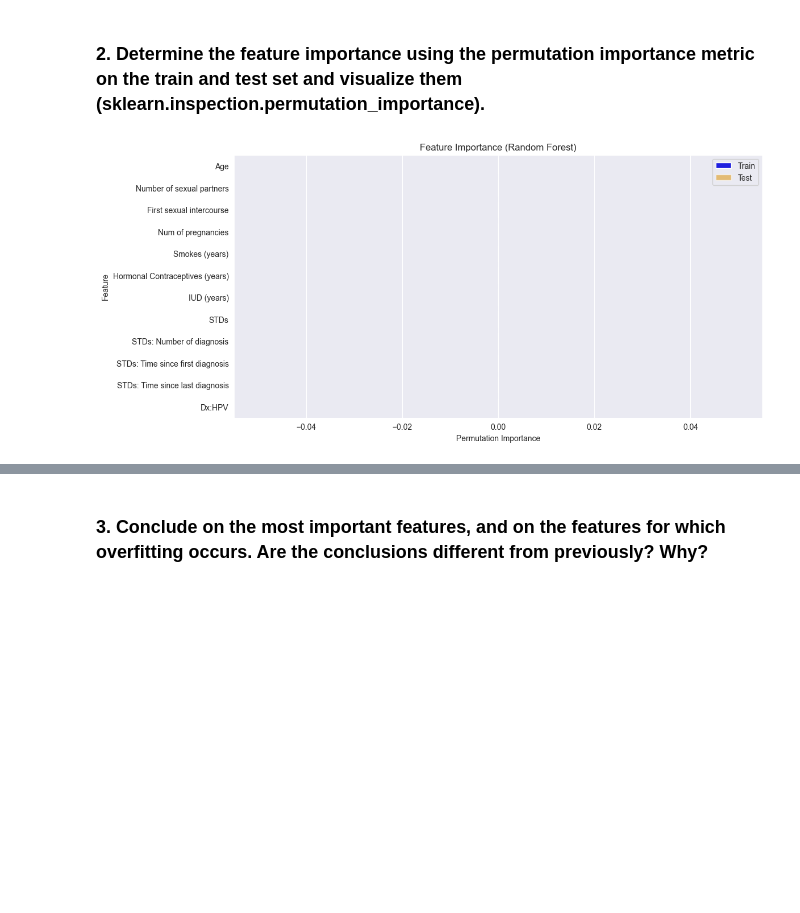
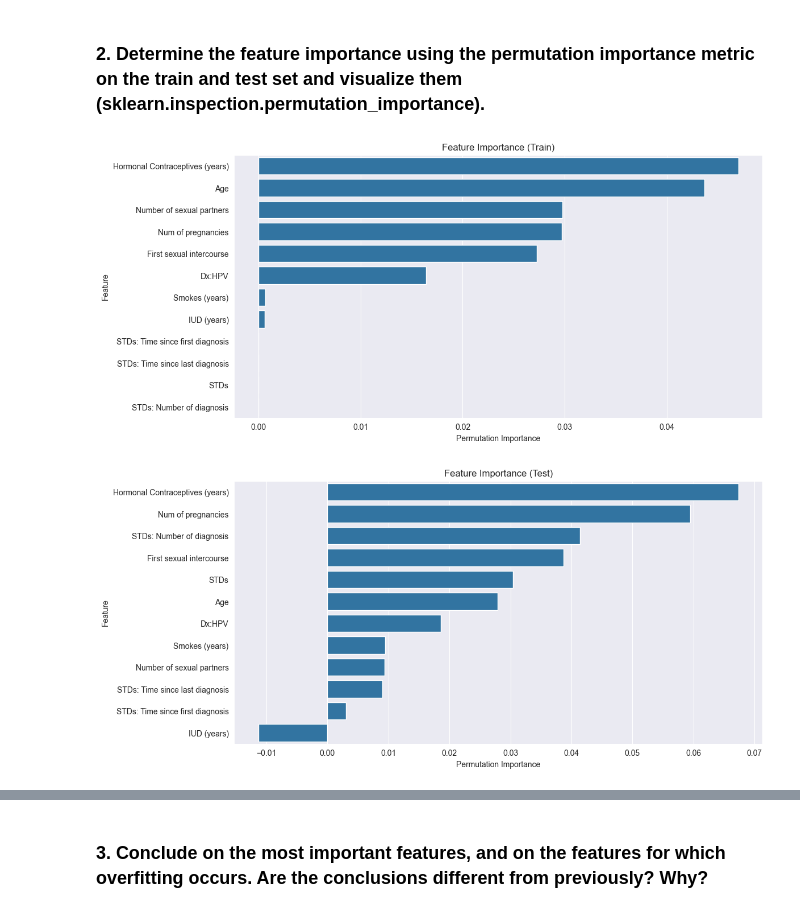
Before and after one commit to nirgoren/biology-hw1, a Jupyter notebook: Homework 1 Interpretable ML.ipynb, the cells around one changed output, grey strips where cells are left out. Cells and saved outputs as stored; diff of their text form; code cells hidden in the pictures; blank space fills up the shorter version.

```diff
--- a/Homework 1 Interpretable ML.ipynb
+++ b/Homework 1 Interpretable ML.ipynb
@@ -293,5 +279,18 @@ numerical_features = X_train.select_dtypes(include='number').columns
+# %%
+def get_numerical_features(data):
+    return [
+        feature
+        for feature in data.columns
+        if (
+                data[feature].dtype in ['int64', 'float64']
+                and (not set(data[feature].unique()) == {0, 1})
+        )
+    ]
+
+
+numerical_features = get_numerical_features(X)
 # %%
-from sklearn.pipeline import Pipeline
+from sklearn.preprocessing import StandardScaler
 from sklearn.preprocessing import SplineTransformer
 from sklearn.compose import ColumnTransformer
 from sklearn.linear_model import LogisticRegressionCV
@@ -304,8 +303,10 @@ gam_model = Pipeline(
                     n_knots=5, extrapolation='constant', order='C'  # Explicit defaults
                 ), numerical_features),
             ],
-            remainder='passthrough'
+            remainder='passthrough',
+            force_int_remainder_cols=False
         )),
+        ('Scaler', StandardScaler()),  # not asked specifically but added for better practice
         ('classifier', LogisticRegressionCV(
             max_iter=1000,
             scoring='roc_auc'  # TODO: with or without this?
@@ -431,36 +502,38 @@ Best min_samples_leaf: 5
 # %%
 from sklearn.inspection import permutation_importance
 
-def plot_permutation_importance(model, X_train, y_train, X_test, y_test):
-    train_importance = permutation_importance(model, X_train, y_train, n_repeats=10, random_state=42)
-    test_importance = permutation_importance(model, X_test, y_test, n_repeats=10, random_state=42)
 
-    train_importances_mean = train_importance.importances_mean
-    test_importances_mean = test_importance.importances_mean
+def plot_permutation_importance(model, X_train=X_train, y_train=y_train, X_test=X_test, y_test=y_test, random_state=42):
+    for name, X, y in zip(
+            ['Train', 'Test'],
+            [X_train, X_test],
+            [y_train, y_test],
+    ):
+        importance = permutation_importance(
+            model, X, y, n_repeats=10, random_state=random_state, n_jobs=-1,
+            scoring='roc_auc')
+        importances_mean = importance.importances_mean
 
-    feature_names = X_train.columns
+        feature_names = X.columns
 
-    importance_df = pd.DataFrame({
-        'Feature': feature_names,
-        'Train Importance': train_importances_mean,
-        'Test Importance': test_importances_mean
-    }).sort_values(by='Train Importance', ascending=False)
+        importance_df = pd.DataFrame({
+            'Feature': feature_names,
+            'Importance': importances_mean
+        }).sort_values(by='Importance', ascending=False)
 
-    plt.figure(figsize=(12, 6))
-    sns.barplot(x='Train Importance', y='Feature', data=importance_df, label='Train', color='blue')
-    sns.barplot(x='Test Importance', y='Feature', data=importance_df, label='Test', color='orange', alpha=0.6)
-    plt.xlabel('Permutation Importance')
-    plt.ylabel('Feature')
-    plt.title('Feature Importance (Random Forest)')
-    plt.legend()
-    plt.show()
+        plt.figure(figsize=(12, 6))
+        sns.barplot(x='Importance', y='Feature', data=importance_df)
+        plt.xlabel('Permutation Importance')
+        plt.ylabel('Feature')
+        plt.title(f'Feature Importance ({name})')
+        plt.show()
 
-    return importance_df
 
 # Plot permutation importance for the Random Forest model
 importance_df = plot_permutation_importance(rf_model, X_train, y_train, X_test, y_test)
 # %% [output]
-[figure, old version]
+[figure, new version]
+[figure, added]
 # %%
 best_rf_model
 # %% [output]
```
Also changed, not shown: parts of 22 cells of this notebook.
